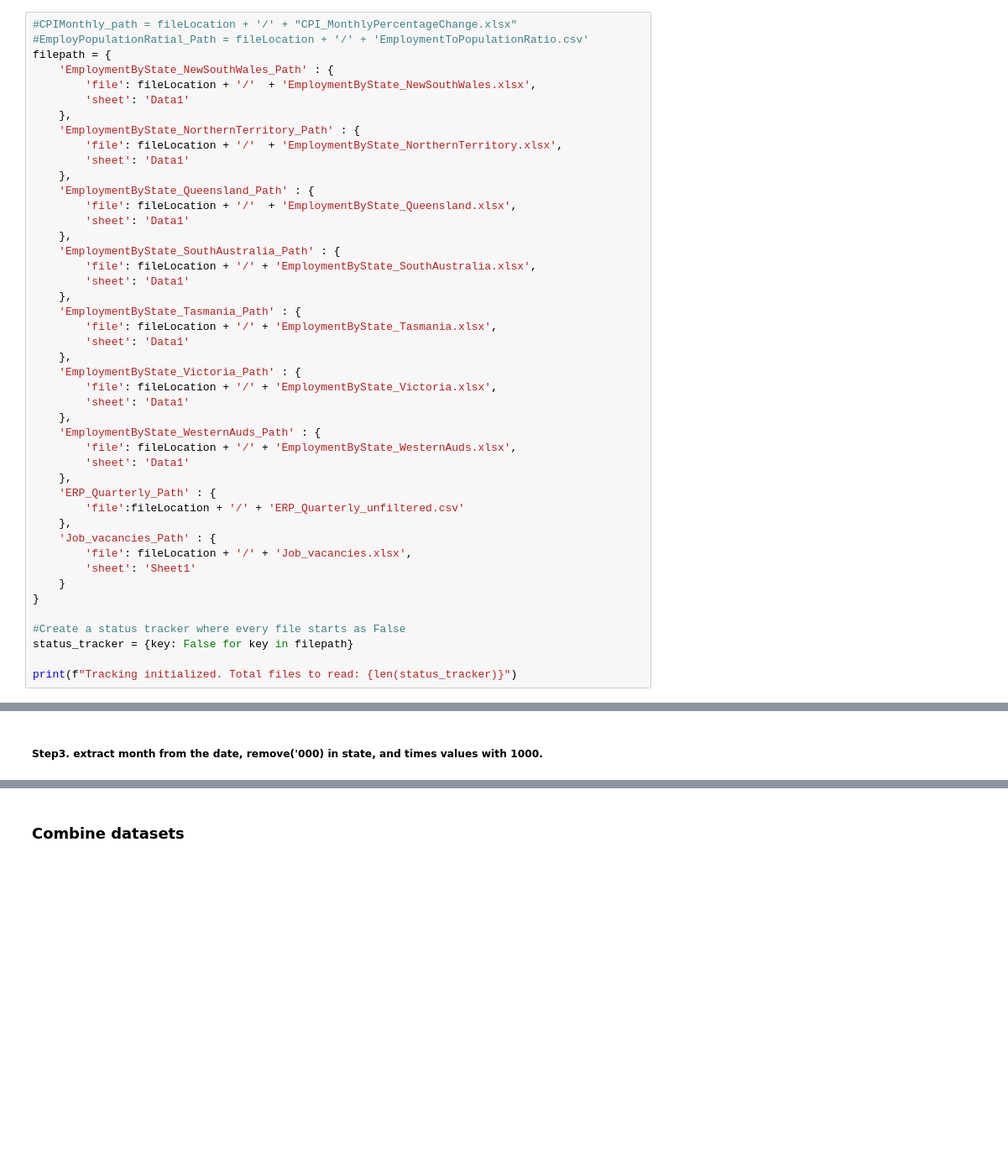
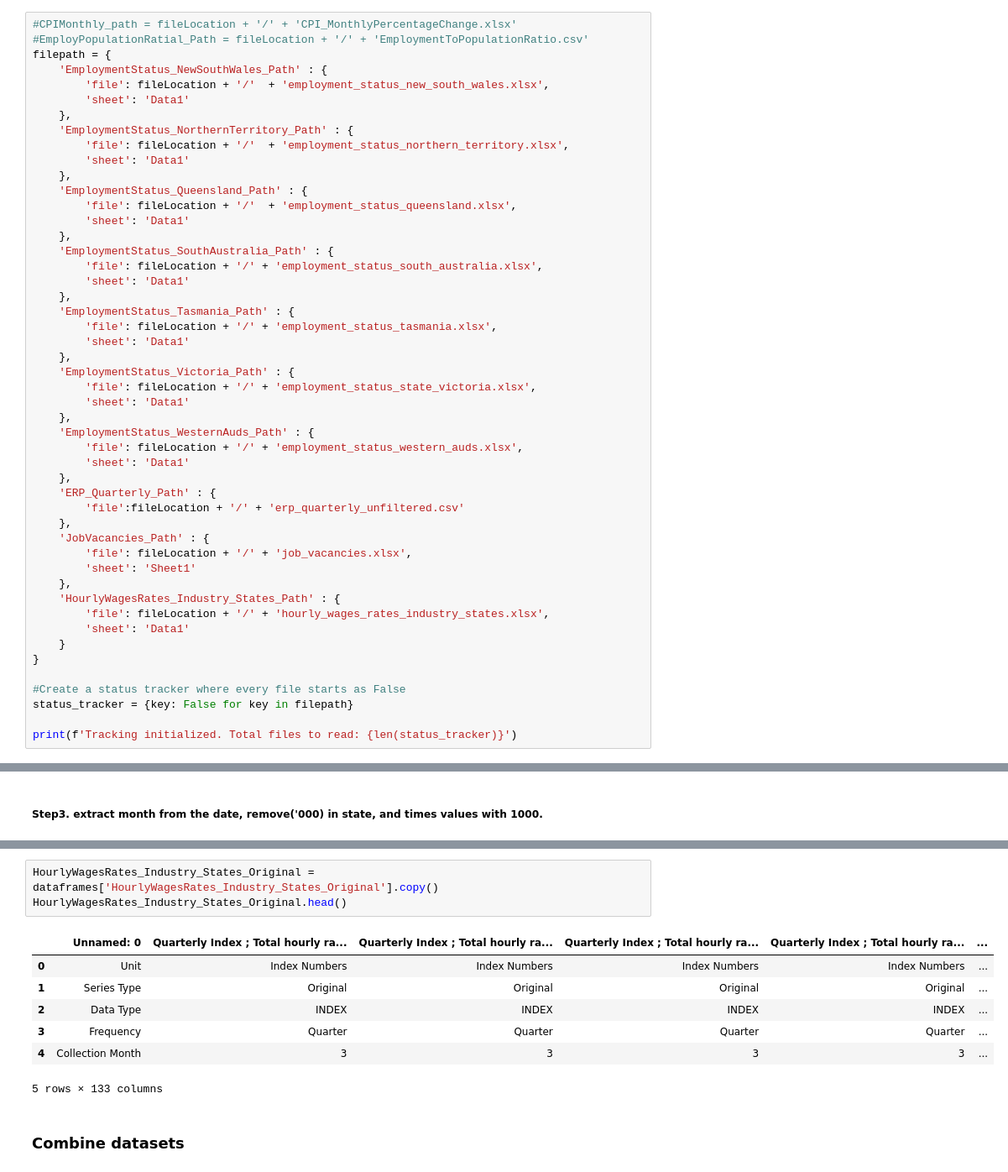
Before and after one commit to Abotyt/australiaMarketExpansionStrategy, a Jupyter notebook: AustralianUnemployedPrediction/DataWrangling&Cleaning/DataCleaning.ipynb, the cells around one changed output, grey strips where cells are left out. Shown at 84% size. Cells and saved outputs as stored; diff of their text form; blank space fills up the shorter version.

Commit message:
updated filename of datasets, started to workon hourly rate file

```diff
--- a/AustralianUnemployedPrediction/DataWrangling&Cleaning/DataCleaning.ipynb
+++ b/AustralianUnemployedPrediction/DataWrangling&Cleaning/DataCleaning.ipynb
@@ -37,46 +58,50 @@ fileLocation = '/Users/abbottting/Desktop/Project/AMES/OriginalData'
 # %%
-#CPIMonthly_path = fileLocation + '/' + "CPI_MonthlyPercentageChange.xlsx"
+#CPIMonthly_path = fileLocation + '/' + 'CPI_MonthlyPercentageChange.xlsx'
 #EmployPopulationRatial_Path = fileLocation + '/' + 'EmploymentToPopulationRatio.csv'
 filepath = {
-    'EmploymentByState_NewSouthWales_Path' : {
-        'file': fileLocation + '/'  + 'EmploymentByState_NewSouthWales.xlsx',
+    'EmploymentStatus_NewSouthWales_Path' : {
+        'file': fileLocation + '/'  + 'employment_status_new_south_wales.xlsx',
         'sheet': 'Data1'
     },
-    'EmploymentByState_NorthernTerritory_Path' : {
-        'file': fileLocation + '/'  + 'EmploymentByState_NorthernTerritory.xlsx',
+    'EmploymentStatus_NorthernTerritory_Path' : {
+        'file': fileLocation + '/'  + 'employment_status_northern_territory.xlsx',
         'sheet': 'Data1'
     },
-    'EmploymentByState_Queensland_Path' : {
-        'file': fileLocation + '/'  + 'EmploymentByState_Queensland.xlsx',
+    'EmploymentStatus_Queensland_Path' : {
+        'file': fileLocation + '/'  + 'employment_status_queensland.xlsx',
         'sheet': 'Data1'
     },
-    'EmploymentByState_SouthAustralia_Path' : {
-        'file': fileLocation + '/' + 'EmploymentByState_SouthAustralia.xlsx',
+    'EmploymentStatus_SouthAustralia_Path' : {
+        'file': fileLocation + '/' + 'employment_status_south_australia.xlsx',
         'sheet': 'Data1'
     },
-    'EmploymentByState_Tasmania_Path' : {
-        'file': fileLocation + '/' + 'EmploymentByState_Tasmania.xlsx',
+    'EmploymentStatus_Tasmania_Path' : {
+        'file': fileLocation + '/' + 'employment_status_tasmania.xlsx',
         'sheet': 'Data1'
     },
-    'EmploymentByState_Victoria_Path' : {
-        'file': fileLocation + '/' + 'EmploymentByState_Victoria.xlsx',
+    'EmploymentStatus_Victoria_Path' : {
+        'file': fileLocation + '/' + 'employment_status_state_victoria.xlsx',
         'sheet': 'Data1'
     },
-    'EmploymentByState_WesternAuds_Path' : {
-        'file': fileLocation + '/' + 'EmploymentByState_WesternAuds.xlsx',
+    'EmploymentStatus_WesternAuds_Path' : {
+        'file': fileLocation + '/' + 'employment_status_western_auds.xlsx',
         'sheet': 'Data1'
     },
     'ERP_Quarterly_Path' : {
-        'file':fileLocation + '/' + 'ERP_Quarterly_unfiltered.csv'
+        'file':fileLocation + '/' + 'erp_quarterly_unfiltered.csv'
     },
-    'Job_vacancies_Path' : {
-        'file': fileLocation + '/' + 'Job_vacancies.xlsx',
+    'JobVacancies_Path' : {
+        'file': fileLocation + '/' + 'job_vacancies.xlsx',
         'sheet': 'Sheet1'
+    },
+    'HourlyWagesRates_Industry_States_Path' : {
+        'file': fileLocation + '/' + 'hourly_wages_rates_industry_states.xlsx',
+        'sheet': 'Data1'
     }
 }
 
 #Create a status tracker where every file starts as False
 status_tracker = {key: False for key in filepath}
 
-print(f"Tracking initialized. Total files to read: {len(status_tracker)}")
+print(f'Tracking initialized. Total files to read: {len(status_tracker)}')
 # %% [output]
@@ -912,3 +960,14 @@ Job_vacancies = Job_vacancies[['state', 'month', 'value']]
+# %%
+HourlyWagesRates_Industry_States_Original = dataframes['HourlyWagesRates_Industry_States_Original'].copy()
+HourlyWagesRates_Industry_States_Original.head()
+# %% [output]
+|  | Unnamed: 0 | Quarterly Index ; Total hourly ra... | Quarterly Index ; Total hourly ra... | Quarterly Index ; Total hourly ra... | Quarterly Index ; Total hourly ra... | ... |
+| 0 | Unit | Index Numbers | Index Numbers | Index Numbers | Index Numbers | ... |
+| 1 | Series Type | Original | Original | Original | Original | ... |
+| 2 | Data Type | INDEX | INDEX | INDEX | INDEX | ... |
+| 3 | Frequency | Quarter | Quarter | Quarter | Quarter | ... |
+| 4 | Collection Month | 3 | 3 | 3 | 3 | ... |
+5 rows × 133 columns
 # %% [markdown]
 ### Combine datasets
 # %%
```
Also changed, not shown: parts of 54 cells of this notebook.
